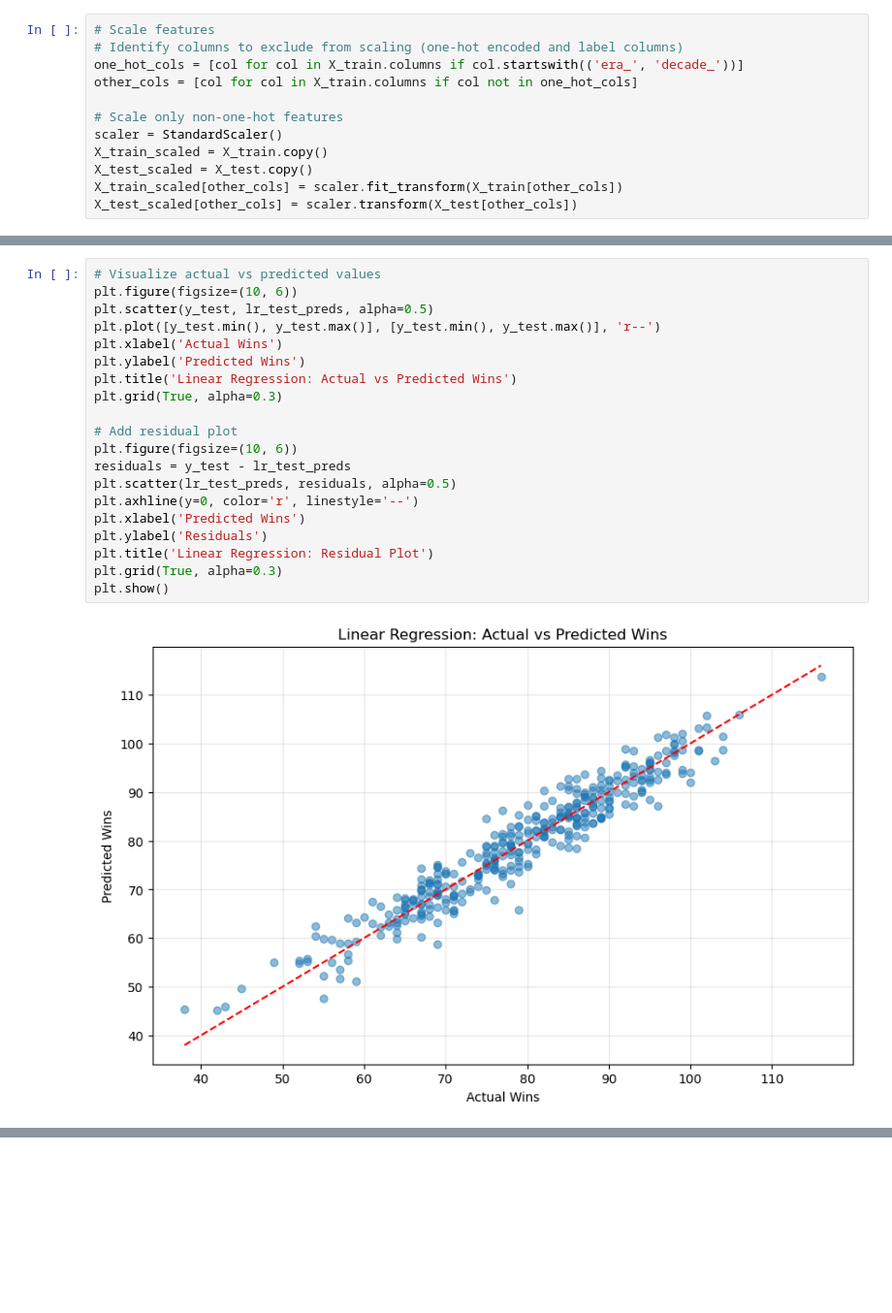
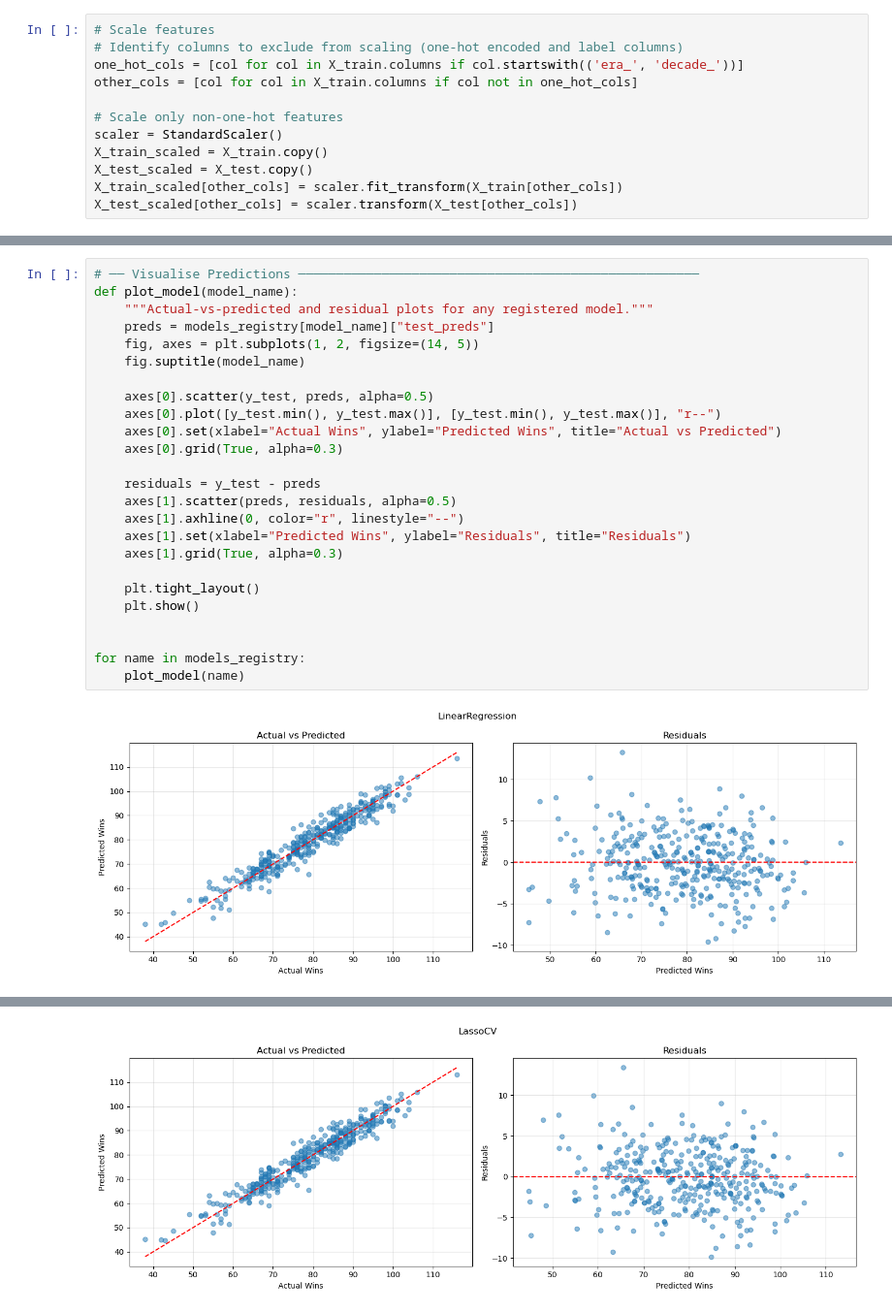
Before and after one commit to fredchan23/kaggle-lr, a Jupyter notebook: moneyball-starter-code-share.ipynb, the cells around one changed output, grey strips where cells are left out. Shown at 97% size. Drawn from its saved outputs; the diff is of its cells as text; blank space fills up the shorter version.

```diff
--- a/moneyball-starter-code-share.ipynb
+++ b/moneyball-starter-code-share.ipynb
@@ -398,22 +426,27 @@ BrokenPipeError: [Errno 32] Broken pipe
 # %%
-# Visualize actual vs predicted values
-plt.figure(figsize=(10, 6))
-plt.scatter(y_test, lr_test_preds, alpha=0.5)
-plt.plot([y_test.min(), y_test.max()], [y_test.min(), y_test.max()], 'r--')
-plt.xlabel('Actual Wins')
-plt.ylabel('Predicted Wins')
-plt.title('Linear Regression: Actual vs Predicted Wins')
-plt.grid(True, alpha=0.3)
+# ── Visualise Predictions ─────────────────────────────────────────────────────
+def plot_model(model_name):
+    """Actual-vs-predicted and residual plots for any registered model."""
+    preds = models_registry[model_name]["test_preds"]
+    fig, axes = plt.subplots(1, 2, figsize=(14, 5))
+    fig.suptitle(model_name)
 
-# Add residual plot
-plt.figure(figsize=(10, 6))
-residuals = y_test - lr_test_preds
-plt.scatter(lr_test_preds, residuals, alpha=0.5)
-plt.axhline(y=0, color='r', linestyle='--')
-plt.xlabel('Predicted Wins')
-plt.ylabel('Residuals')
-plt.title('Linear Regression: Residual Plot')
-plt.grid(True, alpha=0.3)
-plt.show()
+    axes[0].scatter(y_test, preds, alpha=0.5)
+    axes[0].plot([y_test.min(), y_test.max()], [y_test.min(), y_test.max()], "r--")
+    axes[0].set(xlabel="Actual Wins", ylabel="Predicted Wins", title="Actual vs Predicted")
+    axes[0].grid(True, alpha=0.3)
+
+    residuals = y_test - preds
+    axes[1].scatter(preds, residuals, alpha=0.5)
+    axes[1].axhline(0, color="r", linestyle="--")
+    axes[1].set(xlabel="Predicted Wins", ylabel="Residuals", title="Residuals")
+    axes[1].grid(True, alpha=0.3)
+
+    plt.tight_layout()
+    plt.show()
+
+
+for name in models_registry:
+    plot_model(name)
 # %% [output]
-[figure, old version]
+[figure, new version]
@@ -420,0 +454 @@ plt.show()
+[figure, added]
```
Also changed, not shown: parts of 16 cells of this notebook, 1 other file.
